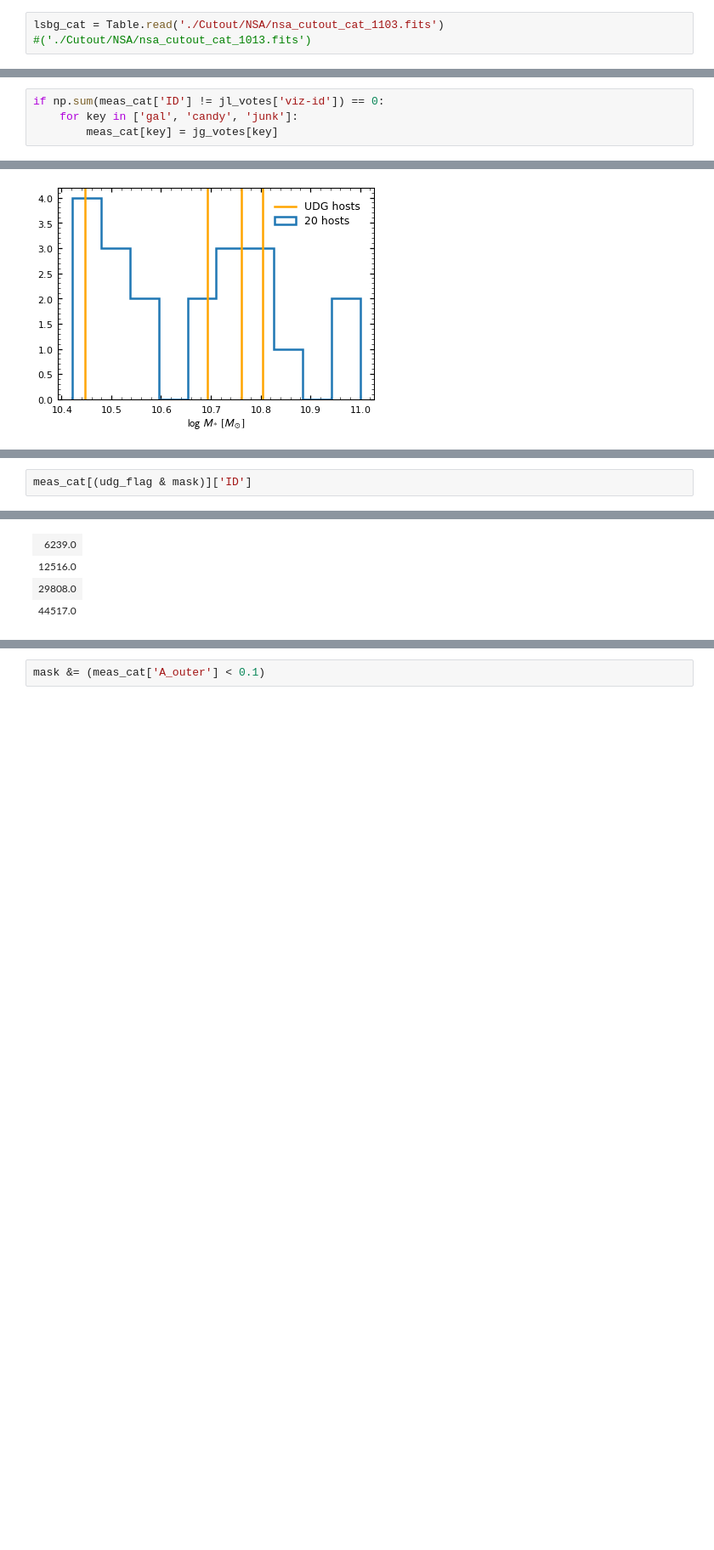
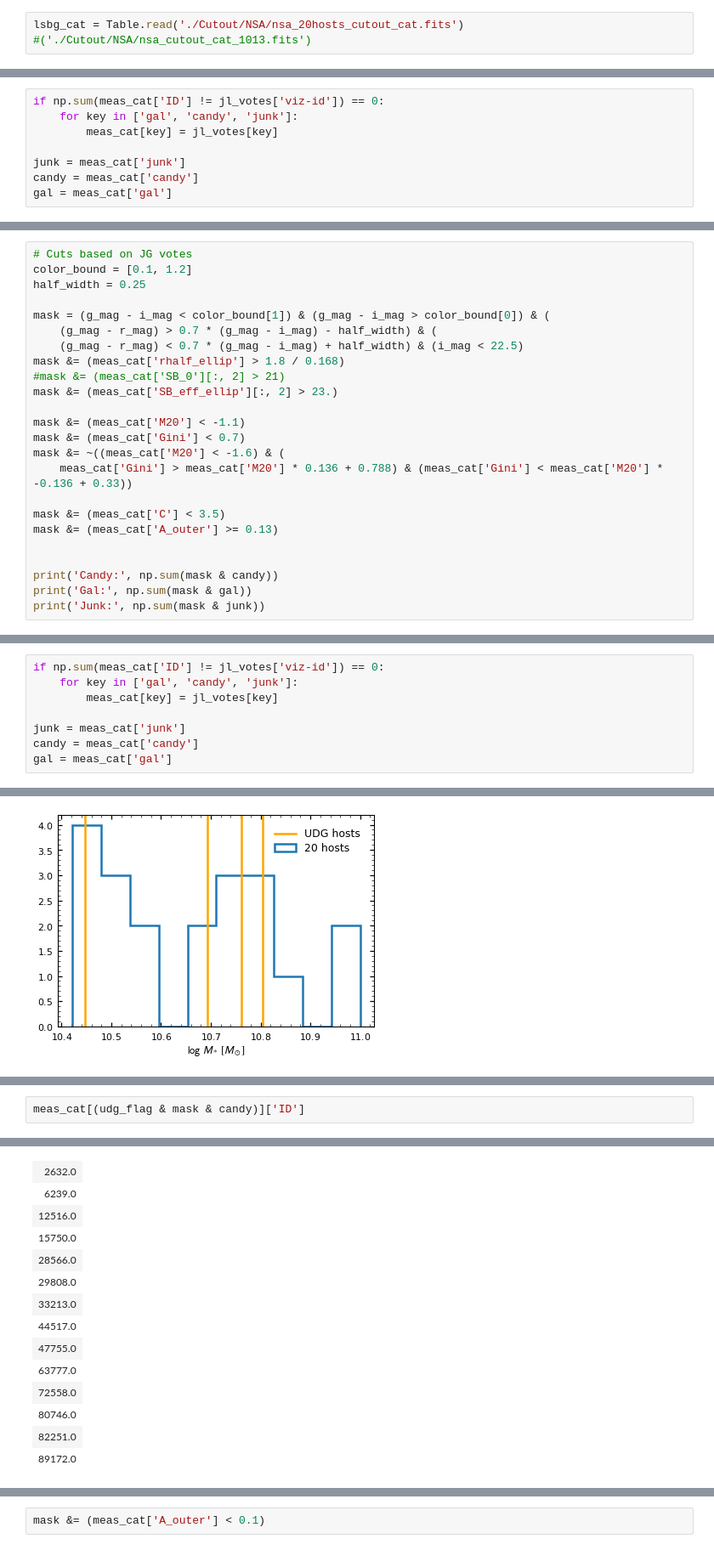
Before and after one commit to AstroJacobLi/kuaizi, a Jupyter notebook: diezi/scarlet_modeling/nsa_sample/measure/NSA-structure-measure-image.ipynb, the cells around one changed output, grey strips where cells are left out. Shown at 85% size. Cells and saved outputs as stored; diff of their text form; blank space fills up the shorter version.

```diff
--- a/diezi/scarlet_modeling/nsa_sample/measure/NSA-structure-measure-image.ipynb
+++ b/diezi/scarlet_modeling/nsa_sample/measure/NSA-structure-measure-image.ipynb
@@ -34,7 +49,7 @@ kz.utils.set_env(**env_dict)
 # %% [output]
 '/scratch/gpfs/jiaxuanl/Data/HSC/LSBG'
 # %%
-lsbg_cat = Table.read('./Cutout/NSA/nsa_cutout_cat_1103.fits')
+lsbg_cat = Table.read('./Cutout/NSA/nsa_20hosts_cutout_cat.fits')
 #('./Cutout/NSA/nsa_cutout_cat_1013.fits')
 # %%
 length = len(lsbg_cat)
@@ -207,4 +228,8 @@ jl_votes.sort('viz-id')
 # %%
 if np.sum(meas_cat['ID'] != jl_votes['viz-id']) == 0:
     for key in ['gal', 'candy', 'junk']:
-        meas_cat[key] = jg_votes[key]
+        meas_cat[key] = jl_votes[key]
+
+junk = meas_cat['junk']
+candy = meas_cat['candy']
+gal = meas_cat['gal']
@@ -416,0 +485,24 @@ Junk: 9
+# %%
+# Cuts based on JG votes
+color_bound = [0.1, 1.2]
+half_width = 0.25
+
+mask = (g_mag - i_mag < color_bound[1]) & (g_mag - i_mag > color_bound[0]) & (
+    (g_mag - r_mag) > 0.7 * (g_mag - i_mag) - half_width) & (
+    (g_mag - r_mag) < 0.7 * (g_mag - i_mag) + half_width) & (i_mag < 22.5)
+mask &= (meas_cat['rhalf_ellip'] > 1.8 / 0.168)
+#mask &= (meas_cat['SB_0'][:, 2] > 21)
+mask &= (meas_cat['SB_eff_ellip'][:, 2] > 23.)
+
+mask &= (meas_cat['M20'] < -1.1)
+mask &= (meas_cat['Gini'] < 0.7)
+mask &= ~((meas_cat['M20'] < -1.6) & (
+    meas_cat['Gini'] > meas_cat['M20'] * 0.136 + 0.788) & (meas_cat['Gini'] < meas_cat['M20'] * -0.136 + 0.33))
+
+mask &= (meas_cat['C'] < 3.5)
+mask &= (meas_cat['A_outer'] >= 0.13)
+
+
+print('Candy:', np.sum(mask & candy))
+print('Gal:', np.sum(mask & gal))
+print('Junk:', np.sum(mask & junk))
@@ -416,0 +513,8 @@ Junk: 9
+# %%
+if np.sum(meas_cat['ID'] != jl_votes['viz-id']) == 0:
+    for key in ['gal', 'candy', 'junk']:
+        meas_cat[key] = jl_votes[key]
+
+junk = meas_cat['junk']
+candy = meas_cat['candy']
+gal = meas_cat['gal']
@@ -433,3 +592,3 @@ plt.legend(fontsize=15)
 # %%
-meas_cat[(udg_flag & mask)]['ID']
+meas_cat[(udg_flag & mask & candy)]['ID']
 # %% [output]
@@ -437,4 +596,14 @@ meas_cat[(udg_flag & mask)]['ID']
+| 2632.0 |
 | 6239.0 |
 | 12516.0 |
+| 15750.0 |
+| 28566.0 |
 | 29808.0 |
+| 33213.0 |
 | 44517.0 |
+| 47755.0 |
+| 63777.0 |
+| 72558.0 |
+| 80746.0 |
+| 82251.0 |
+| 89172.0 |
```
Also changed, not shown: parts of 32 cells of this notebook, 6 other files.
